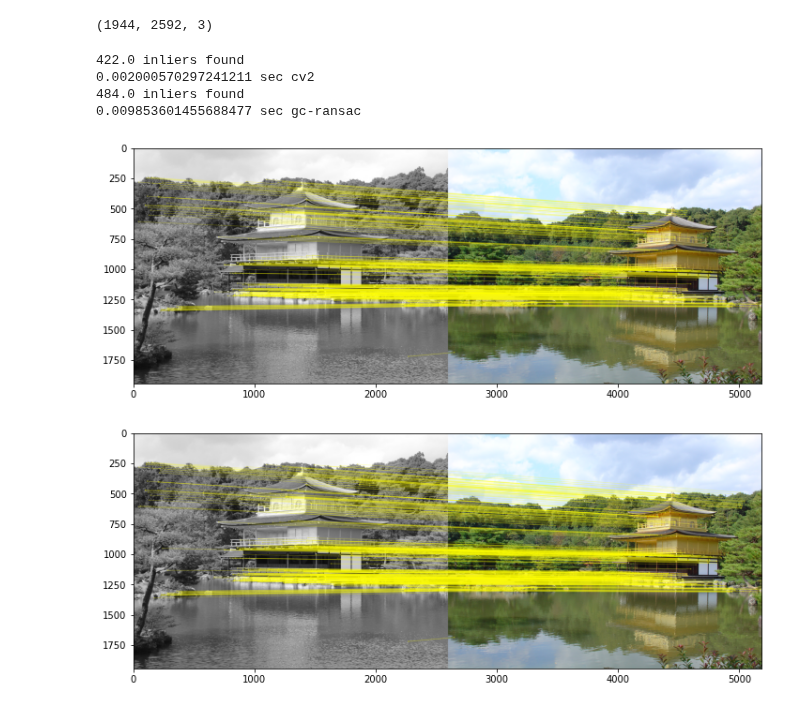
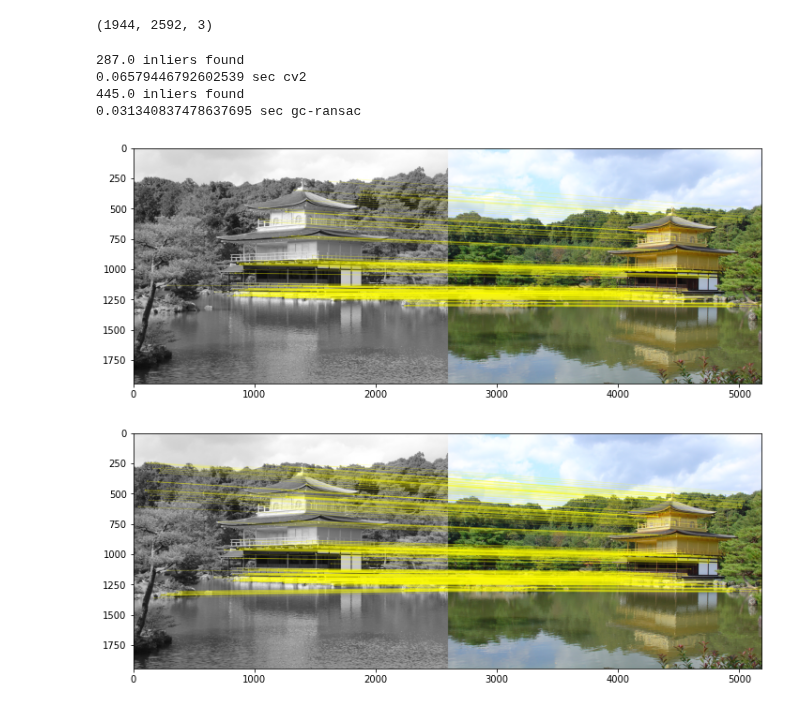
Before and after one commit to danini/graph-cut-ransac, a Jupyter notebook: examples/example_fundamental_matrix.ipynb, the cells around one changed output. Cells and saved outputs as stored; diff of their text form; code cells hidden in the pictures.

Commit message:
Including AR-Sampler and adding examples where different samplers are used.

```diff
--- a/examples/example_fundamental_matrix.ipynb
+++ b/examples/example_fundamental_matrix.ipynb
@@ -59,35 +59,54 @@ img1.shape
 # %% [output]
 (1944, 2592, 3)
 # %%
+def get_probabilities(tentatives):
+    probabilities = []
+    # Since the correspondences are assumed to be ordered by their SNN ratio a priori,
+    # we just assign a probability according to their order.
+    for i in range(len(tentatives)):
+        probabilities.append(1.0 - i / len(tentatives))
+    return probabilities
+
 def verify_cv2_fundam(kps1, kps2, tentatives):
     src_pts = np.float32([ kps1[m.queryIdx].pt for m in tentatives ]).reshape(-1,1,2)
     dst_pts = np.float32([ kps2[m.trainIdx].pt for m in tentatives ]).reshape(-1,1,2)
-    H, mask = cv2.findFundamentalMat(src_pts, dst_pts, cv2.RANSAC, 3.0)
+    H, mask = cv2.findFundamentalMat(src_pts, dst_pts, cv2.RANSAC, 0.75)
     print (deepcopy(mask).astype(np.float32).sum(), 'inliers found')
     return H, mask
 
-def verify_pygcransac_fundam(kps1, kps2, tentatives, h1, w1, h2, w2):
+def verify_pygcransac_fundam(kps1, kps2, tentatives, h1, w1, h2, w2, sampler_id):
     correspondences = np.float32([ (kps1[m.queryIdx].pt + kps2[m.trainIdx].pt) for m in tentatives ]).reshape(-1,4)
+    inlier_probabilities = []
+
+    # NG-RANSAC and AR-Sampler require an inlier probability to be provided for each point.
+    # Since deep learning-based prediction is not applied here, we calculate the probabilities
+    # from the SNN ratio ranks.
+    if sampler_id == 3 or sampler_id == 4:
+        inlier_probabilities = get_probabilities(tentatives)
+
     H, mask = pygcransac.findFundamentalMatrix(
         np.ascontiguousarray(correspondences),
-        h1, w1, h2, w2, 3.0)
+        h1, w1, h2, w2,
+        threshold = 0.75,
+        sampler = sampler_id,
+        probabilities = inlier_probabilities)
     print (deepcopy(mask).astype(np.float32).sum(), 'inliers found')
     return H, mask
 
 t=time()
 cv2_H, cv2_mask = verify_cv2_fundam(kps1,kps2,tentatives)
 print (time()-t, 'sec cv2')
 t=time()
 mag_H, mag_mask = verify_pygcransac_fundam(kps1,kps2,tentatives, img1.shape[0],img1.shape[1],
-                                img2.shape[0], img2.shape[1])
+                                img2.shape[0], img2.shape[1], 4)
 print (time()-t, 'sec gc-ransac')
 
-draw_matches(kps1, kps2, tentatives, img1, img2, cv2_mask )
+draw_matches(kps1, kps2, tentatives, img1, img2, cv2_mask)
 draw_matches(kps1, kps2, tentatives, img1, img2, mag_mask)
 # %% [output]
-422.0 inliers found
-0.002000570297241211 sec cv2
-484.0 inliers found
-0.009853601455688477 sec gc-ransac
+287.0 inliers found
+0.06579446792602539 sec cv2
+445.0 inliers found
+0.031340837478637695 sec gc-ransac
-[figure, old version]
+[figure, new version]
 [figure]
```
Also changed, not shown: 9 other files.
